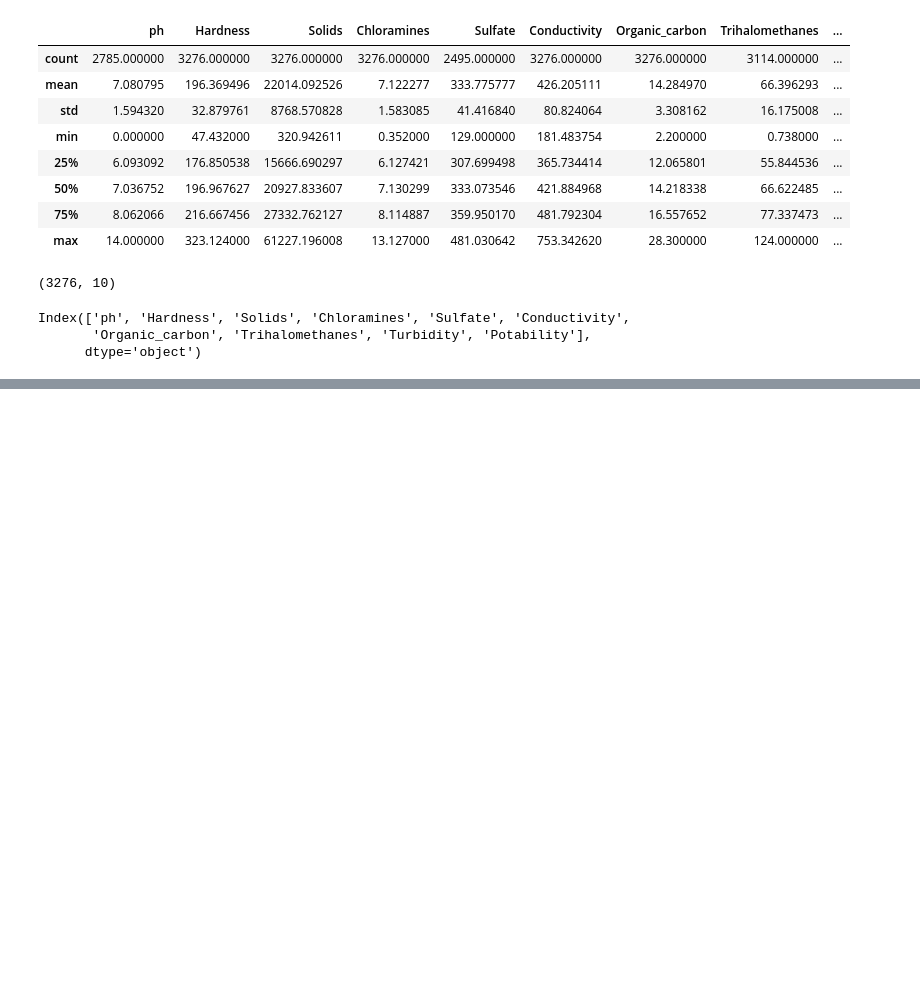
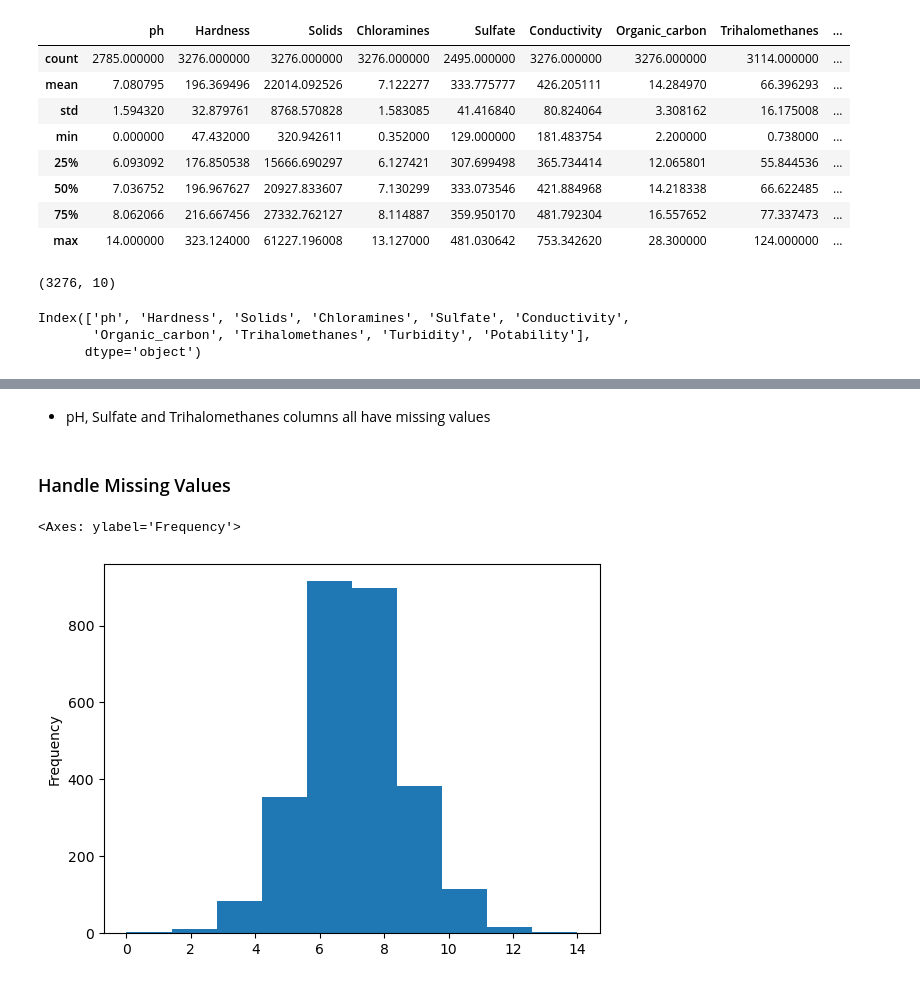
Before and after one commit to AneleMaphalala/water_potability_prediction, a Jupyter notebook: water_potability.ipynb, the cells around one changed output, grey strips where cells are left out. Drawn from its saved outputs; the diff is of its cells as text; code cells hidden in the pictures; blank space fills up the shorter version.

```diff
--- a/water_potability.ipynb
+++ b/water_potability.ipynb
@@ -107,0 +170,9 @@ Index(['ph', 'Hardness', 'Solids', 'Chloramines', 'Sulfate', 'Conductivity',
+# %% [markdown]
+- pH, Sulfate and Trihalomethanes columns all have missing values
+# %% [markdown]
+### Handle Missing Values
+# %%
+water_potability_df['ph'].plot(kind='hist')
+# %% [output]
+<Axes: ylabel='Frequency'>
+[figure, added]
```
Also changed, not shown: parts of 22 cells of this notebook.
